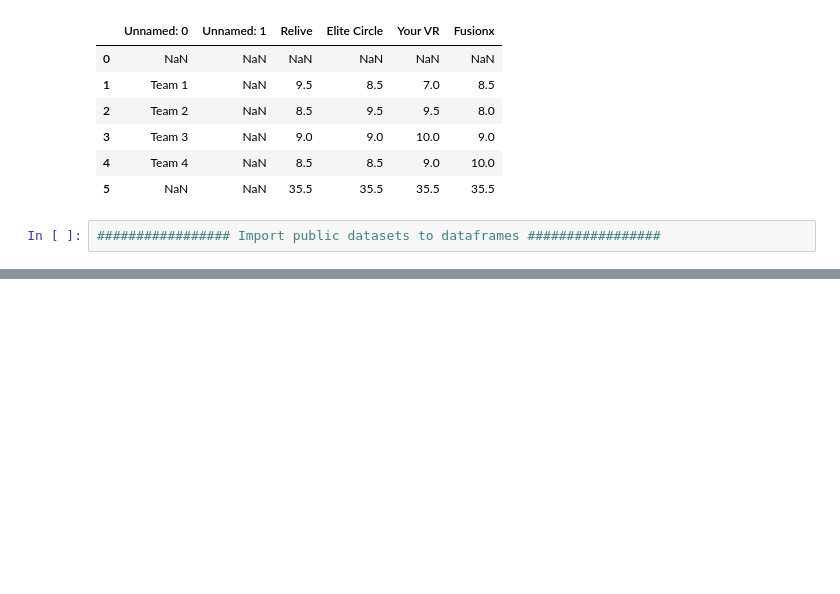
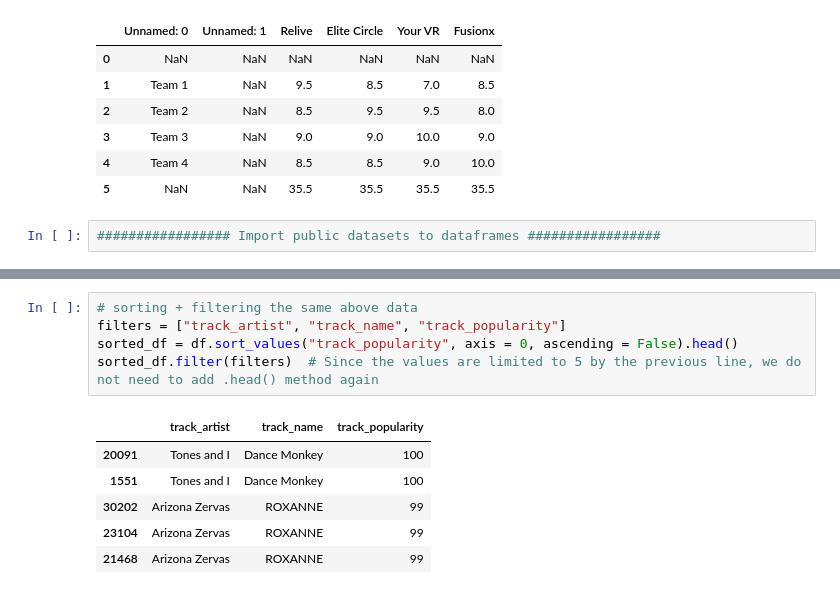
Before and after one commit to RuFerdZ/Introduction-to-Pandas-and-Numpy, a Jupyter notebook: Pandas Introduction.ipynb, the cells around one changed output, grey strips where cells are left out. Saved outputs shown, nothing was run; the diff lists cells and outputs as text; blank space fills up the shorter version.

```diff
--- a/Pandas Introduction.ipynb
+++ b/Pandas Introduction.ipynb
@@ -89,0 +132,12 @@ df
+# %%
+# sorting + filtering the same above data
+filters = ["track_artist", "track_name", "track_popularity"]
+sorted_df = df.sort_values("track_popularity", axis = 0, ascending = False).head()
+sorted_df.filter(filters)  # Since the values are limited to 5 by the previous line, we do not need to add .head() method again
+# %% [output]
+|  | track_artist | track_name | track_popularity |
+| 20091 | Tones and I | Dance Monkey | 100 |
+| 1551 | Tones and I | Dance Monkey | 100 |
+| 30202 | Arizona Zervas | ROXANNE | 99 |
+| 23104 | Arizona Zervas | ROXANNE | 99 |
+| 21468 | Arizona Zervas | ROXANNE | 99 |
```
Also changed, not shown: parts of 5 cells of this notebook.
